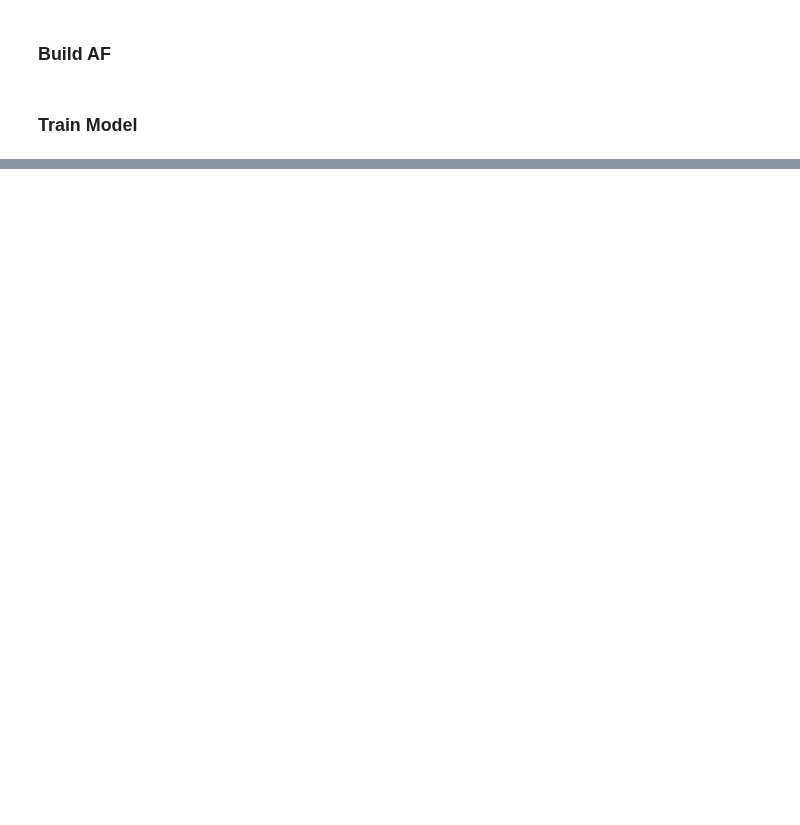
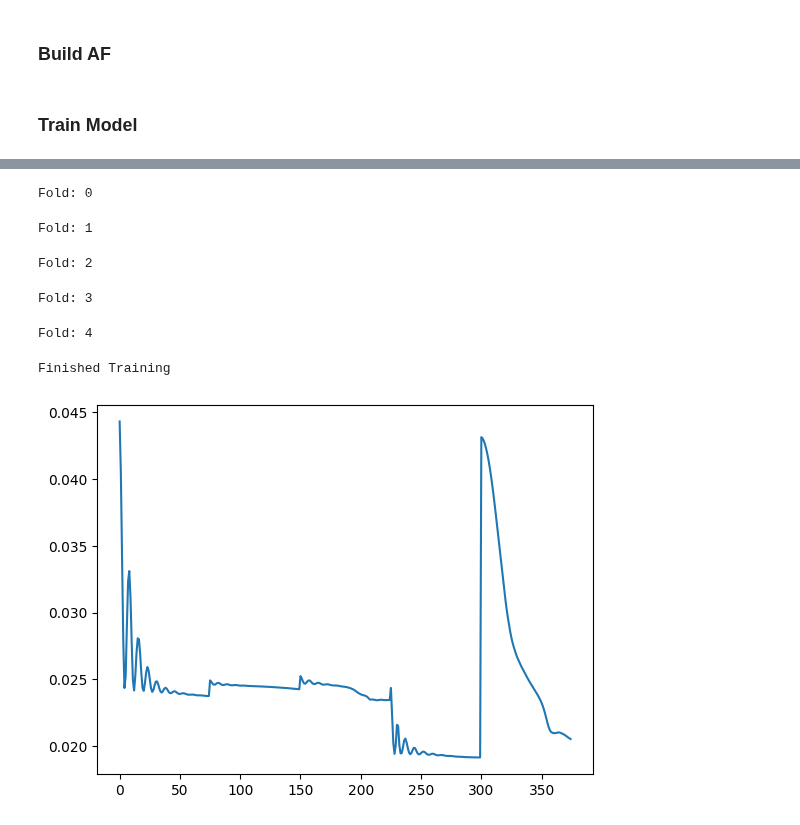
Before and after one commit to gretareitenbach/Deep-Arguing, a Jupyter notebook: gradual-aacbr.ipynb, the cells around one changed output, grey strips where cells are left out. Drawn from its saved outputs; the diff is of its cells as text; code cells hidden in the pictures; blank space fills up the shorter version.

```diff
--- a/gradual-aacbr.ipynb
+++ b/gradual-aacbr.ipynb
@@ -14 +22,4 @@ init_notebook_mode(all_interactive=True)
+# %%
+def reload_imports():
+    importlib.reload(aacbr)
 # %% [markdown]
@@ -270,0 +262,56 @@ print(model.W)
+# %%
+reload_imports()
+model.train()
+losses = []
+for fold, (casebase_index,  new_cases_index) in enumerate(kf.split(X_train)):
+
+    print("Fold:", fold)
+
+    casebase = X_train[casebase_index]
+    casebase_labels = y_train[casebase_index]
+
+    new_cases = X_train[new_cases_index]
+    new_cases_labels = y_train[new_cases_index]
+
+    casebase_tensor, A, default_index, aacbr_model = build_aacbr(casebase, casebase_labels)
+    new_cases_labels = torch.tensor(new_cases_labels, dtype=torch.float32)
+
+    pbar = tqdm(range(EPOCHS))
+
+    for epoch in pbar:
+
+        running_loss = 0.0
+        optimizer.zero_grad()
+
+        # TODO: Consider batching new_cases?
+        final_strengths = run_gradual_model(model, aacbr_model, casebase_tensor, A, new_cases)
+
+        loss = criterion(final_strengths[:, default_index], new_cases_labels)
+        loss.backward()
+
+        optimizer.step()
+
+        running_loss += loss.item()
+        losses.append(running_loss/len(new_cases))
+
+        pbar.set_description(f'Epoch {epoch + 1}, Loss: {round(running_loss/len(new_cases), 4)}')
+
+    # with torch.no_grad():
+    #     evaluate_model(X_train, y_train, X_val, y_val)
+
+
+
+
+
+print('Finished Training')
+
+plt.plot(losses)
+plt.show()
+# %% [output]
+Fold: 0
+Fold: 1
+Fold: 2
+Fold: 3
+Fold: 4
+Finished Training
+[figure, added]
```
Also changed, not shown: parts of 35 cells of this notebook, 2 other files.
